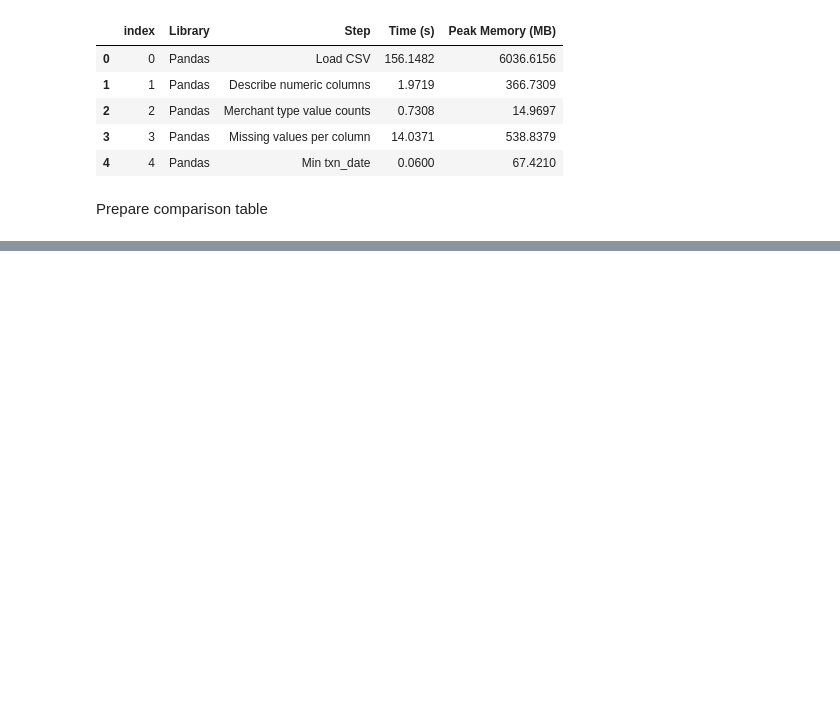
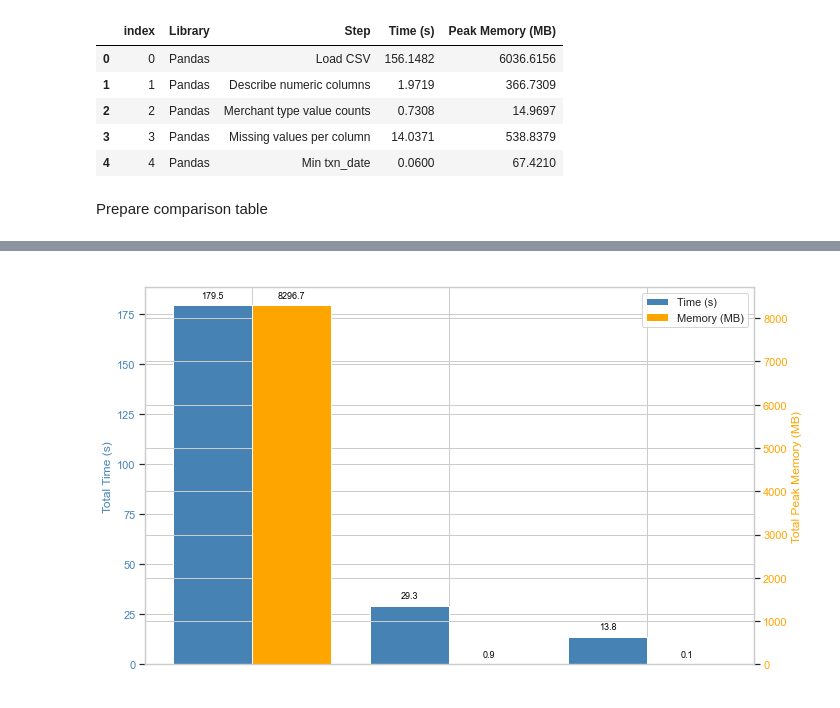
Before and after one commit to adolfomytr/polars_vs_pandas, a Jupyter notebook: libraries_comparison.ipynb, the cells around one changed output, grey strips where cells are left out. Cells and saved outputs as stored; diff of their text form; code cells hidden in the pictures; blank space fills up the shorter version.

```diff
--- a/libraries_comparison.ipynb
+++ b/libraries_comparison.ipynb
@@ -71,0 +116,47 @@ pivot_df.head()
+# %%
+# Recalculate summary if needed
+summary = benchmark_df.groupby("Library")[["Time (s)", "Peak Memory (MB)"]].sum().reset_index()
+
+fig, ax1 = plt.subplots(figsize=(10, 6))
+x = np.arange(len(summary))
+bar_width = 0.4
+
+# Plot Time bars (left y-axis)
+color_time = "steelblue"
+time_bars = ax1.bar(x - bar_width/2, summary["Time (s)"], width=bar_width, label="Time (s)", color=color_time)
+ax1.set_ylabel("Total Time (s)", color=color_time)
+ax1.tick_params(axis="y", labelcolor=color_time)
+ax1.set_xticks(x)
+ax1.set_xticklabels(summary["Library"], color="white")  # ← X labels white
+ax1.set_title("Total Time and Memory Usage per Library", color="white")
+
+
+# Plot Memory bars (right y-axis)
+ax2 = ax1.twinx()
+color_mem = "orange"
+mem_bars = ax2.bar(x + bar_width/2, summary["Peak Memory (MB)"], width=bar_width, label="Memory (MB)", color=color_mem)
+ax2.set_ylabel("Total Peak Memory (MB)", color=color_mem)
+ax2.tick_params(axis="y", labelcolor=color_mem)
+
+# Annotate time bars
+for bar in time_bars:
+    height = bar.get_height()
+    ax1.annotate(f"{height:.1f}",
+                 xy=(bar.get_x() + bar.get_width() / 2, height),
+                 xytext=(0, 5), textcoords="offset points",
+                 ha='center', va='bottom', fontsize=9, color="black")
+
+# Annotate memory bars
+for bar in mem_bars:
+    height = bar.get_height()
+    ax2.annotate(f"{height:.1f}",
+                 xy=(bar.get_x() + bar.get_width() / 2, height),
+                 xytext=(0, 5), textcoords="offset points",
+                 ha='center', va='bottom', fontsize=9, color="black")
+
+# Legend and layout
+fig.legend(loc="upper right", bbox_to_anchor=(1, 1), bbox_transform=ax1.transAxes)
+fig.tight_layout()
+plt.show()
+# %% [output]
+[figure, added]
```
Also changed, not shown: parts of 1 cell of this notebook.
